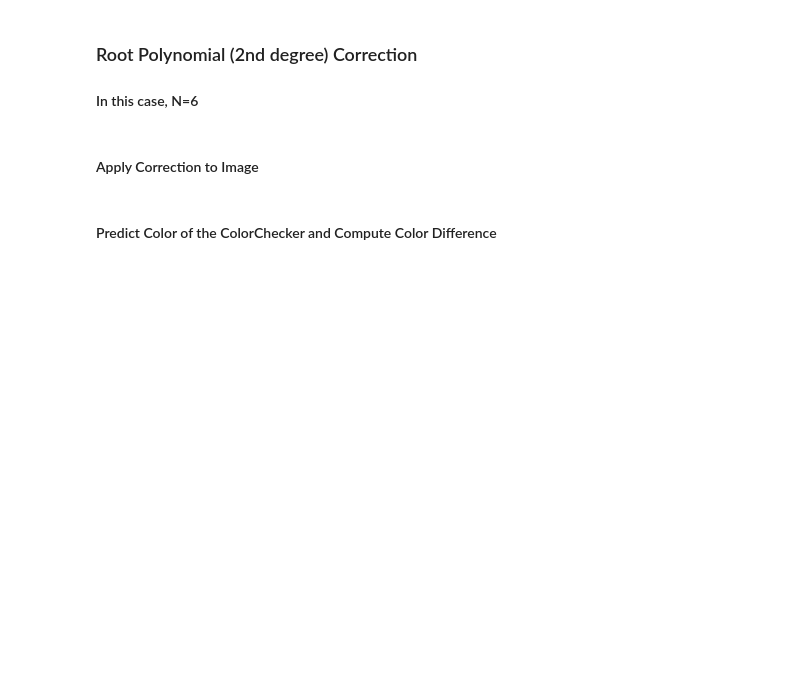
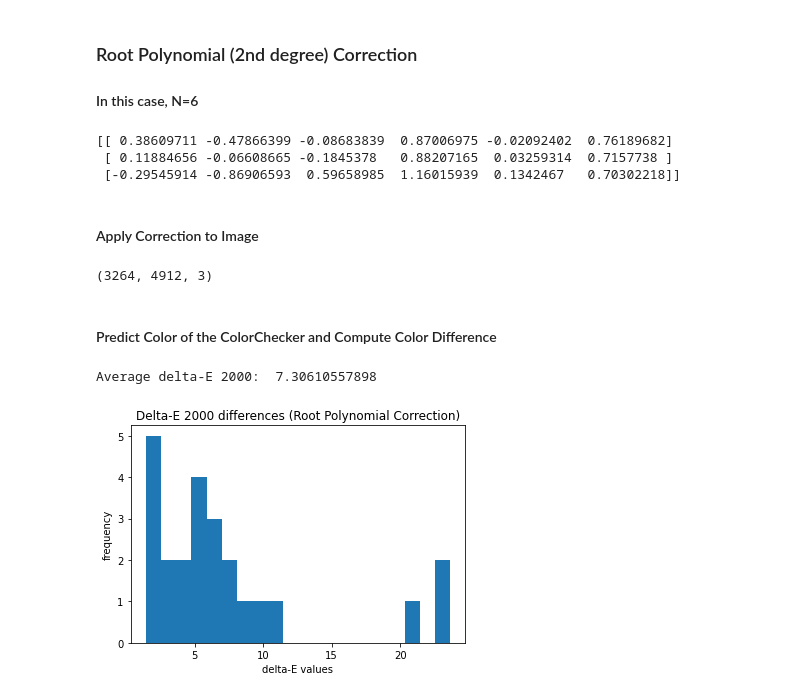
Before and after one commit to DarkPaquito/imco-project, a Jupyter notebook: color_correction.ipynb, the cells around one changed output. Saved outputs shown, nothing was run; the diff lists cells and outputs as text; code cells hidden in the pictures; blank space fills up the shorter version.

```diff
--- a/color_correction.ipynb
+++ b/color_correction.ipynb
@@ -292,11 +321,19 @@ np.savetxt(os.path.join(outpath,"DeltaE2000_Linear.csv"), cc_dE00_linear, fmt="%
 # %%
 # Get P
 # But before compute additional data: R^2, G^2, B^2, RG, RB, GB
+linear = patch_mean_rgb_norm_linearized.transpose()
+mults = np.vstack((linear[0] * linear[1], linear[0] * linear[2], linear[1] * linear[2]))
 
-P_poly2nd = ...  # shape: [9 x m]
+P_poly2nd = np.concatenate((linear, linear ** 2, mults)) # shape: [9 x m]
+print(P_poly2nd.shape)
+
+t1 = P_poly2nd.dot(P_poly2nd.transpose())
+t2 = np.linalg.inv(t1)
+t3 = (P_poly2nd.transpose()).dot(t2)
+
 # Solve equation and compute M
+M_poly2nd = X.dot(t3)  # correction matrix, shape: [3 x 9]
+print(M_poly2nd)
 
-M_poly2nd = X.dot(  )  # correction matrix, shape: [3 x 9]
 # Save correction matrix to file
-print(M_poly2nd)
 np.savetxt(os.path.join(outpath,"CorrMatrix_Poly2nd.csv"), M_poly2nd, fmt="%f", delimiter=",")
@@ -352,29 +404,38 @@ np.savetxt(os.path.join(outpath,"DeltaE2000_Polynomial.csv"), cc_dE00_poly2nd, f
 # %%
 # Get P
 # But before compute additional data: (RG)^0.5, (GB)^0.5, (RB)^0.5
+mults = np.vstack((linear[0] * linear[1], linear[0] * linear[2], linear[1] * linear[2]))
+P_root2nd = np.concatenate((linear, mults ** 0.5)) # shape: [6 x m]
 
-P_root2nd = ...  # shape: [6 x m]
 # Solve equation and compute M
+t1 = P_root2nd.dot(P_root2nd.transpose())
+t2 = np.linalg.inv(t1)
+t3 = (P_root2nd.transpose()).dot(t2)
 
-M_root2nd = X.dot(  )  # correction matrix, shape: [3 x 6]
+M_root2nd = X.dot(t3)  # correction matrix, shape: [3 x 6]
+print(M_root2nd)
+
 # Save correction matrix to file
-print(M_root2nd)
 np.savetxt(os.path.join(outpath,"CorrMatrix_Root2nd.csv"), M_root2nd, fmt="%f", delimiter=",")
+# %% [output]
+[[ 0.38609711 -0.47866399 -0.08683839  0.87006975 -0.02092402  0.76189682]
+ [ 0.11884656 -0.06608665 -0.1845378   0.88207165  0.03259314  0.7157738 ]
+ [-0.29545914 -0.86906593  0.59658985  1.16015939  0.1342467   0.70302218]]
 # %% [markdown]
 #### Apply Correction to Image
 # %%
 # Generating extra rgb data ((RG)^0.5, (GB)^0.5, (RB)^0.5)
 
-img_all_rgb_values_norm_linear_root2nd = ...  # shape: [6 x Width*Height]
+img_all_rgb_values_norm_linear_root2nd = np.concatenate((img_all_rgb_values_norm_linearized, img_all_rgb_values_norm_linear_rgrbgb ** 0.5))  # shape: [6 x Width*Height]
 # Predict XYZ values (already in D65, same illuminant as sRGB)
-img_XYZ_values_corrected_root2nd = ...  # shape: [3 x Width*Height]
+img_XYZ_values_corrected_root2nd = M_root2nd.dot(img_all_rgb_values_norm_linear_root2nd)  # shape: [3 x Width*Height]
 # Convert from XYZ to sRGB
 matrix_XYZ_to_sRGB = np.array([ [ 3.2404542,-1.5371385,-0.4985314],
                                 [-0.9692660, 1.8760108, 0.0415560],
                                 [ 0.0556434,-0.2040259, 1.0572252] ])
-img_RGB_values_from_XYZ_root2nd = ...
+img_RGB_values_from_XYZ_root2nd = matrix_XYZ_to_sRGB.dot(img_XYZ_values_corrected_root2nd)
 # Apply simplified gamma inverse
-img_RGB_values_corrected_root2nd = ...
+img_RGB_values_corrected_root2nd = img_RGB_values_from_XYZ_root2nd ** (1/gamma)
 # Rescale to 0..255
 img_RGB_root2nd = 255 * img_RGB_values_corrected_root2nd
 # Clip the values in case there are unexpected values
@@ -386,19 +447,24 @@ img_RGB_uint8_root2nd = img_RGB_root2nd.astype(np.uint8)
 img_RGB_reshaped_root2nd = img_RGB_uint8_root2nd.transpose().reshape((img.shape[0], img.shape[1], -1))
 print(img_RGB_reshaped_root2nd.shape)
 imageio.imwrite(os.path.join(outpath,'image_corrected_Root2nd.jpg'), img_RGB_reshaped_root2nd)
+# %% [output]
+(3264, 4912, 3)
 # %% [markdown]
 #### Predict Color of the ColorChecker and Compute Color Difference
 # %%
 # Predict XYZ values (already in D65, same illuminant as Reference)
-cc_XYZ_corrected_root2nd = ...  # shape: [3 x 24]
+cc_XYZ_corrected_root2nd = M_root2nd.dot(P_root2nd)  # shape: [3 x 24]
 # Convert to Lab
-cc_Lab_corrected_root2nd = ...  # shape: [24 x 3]
+cc_Lab_corrected_root2nd = colour.XYZ_to_Lab(cc_XYZ_corrected_root2nd.transpose(), illum_D65)  # shape: [24 x 3]
 # Compute delta-E with reference XYZ data
-cc_dE00_root2nd = ...
+cc_dE00_root2nd = colour.difference.delta_E_CIE2000(cc_Lab_reference, cc_Lab_corrected_root2nd)
 # Show histogram of delta-E values
 plt.hist(cc_dE00_root2nd, bins=20)
 plt.title("Delta-E 2000 differences (Root Polynomial Correction)")
 plt.xlabel("delta-E values")
 plt.ylabel("frequency")
 print("Average delta-E 2000: ", np.mean(cc_dE00_root2nd))
 np.savetxt(os.path.join(outpath,"DeltaE2000_RootPolynomial.csv"), cc_dE00_root2nd, fmt="%f", delimiter=",")
+# %% [output]
+Average delta-E 2000:  7.30610557898
+[figure, added]
```
Also changed, not shown: parts of 16 cells of this notebook, 52 other files.
